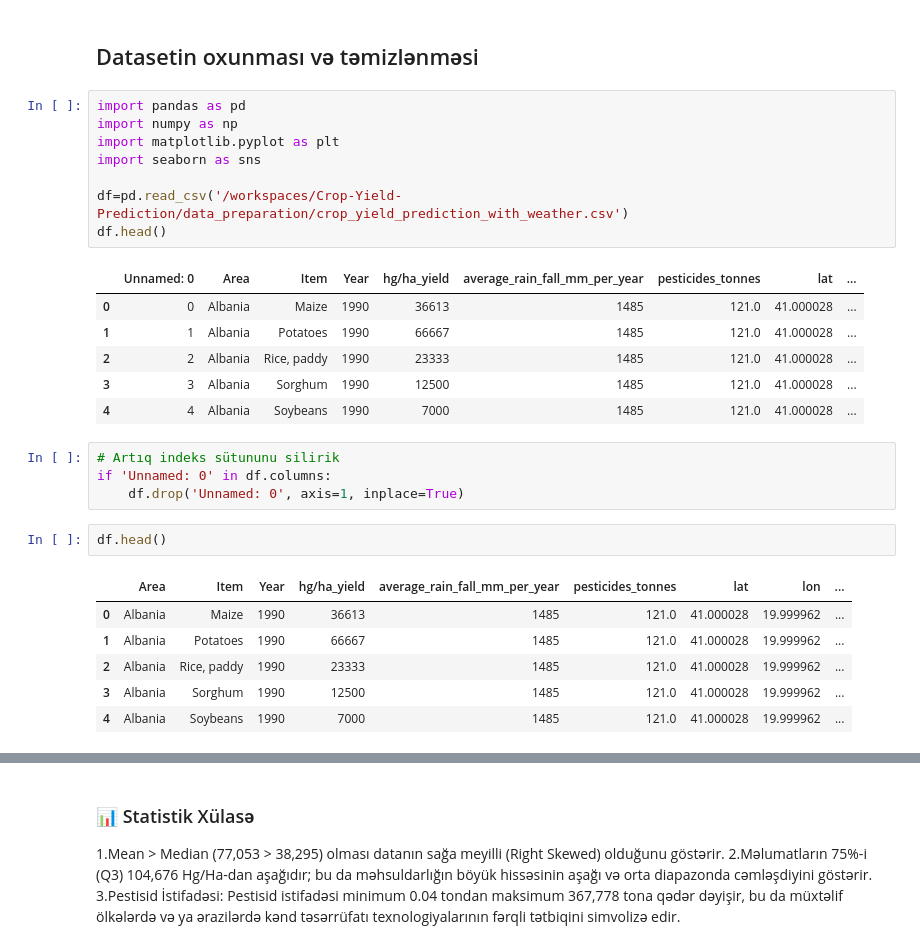
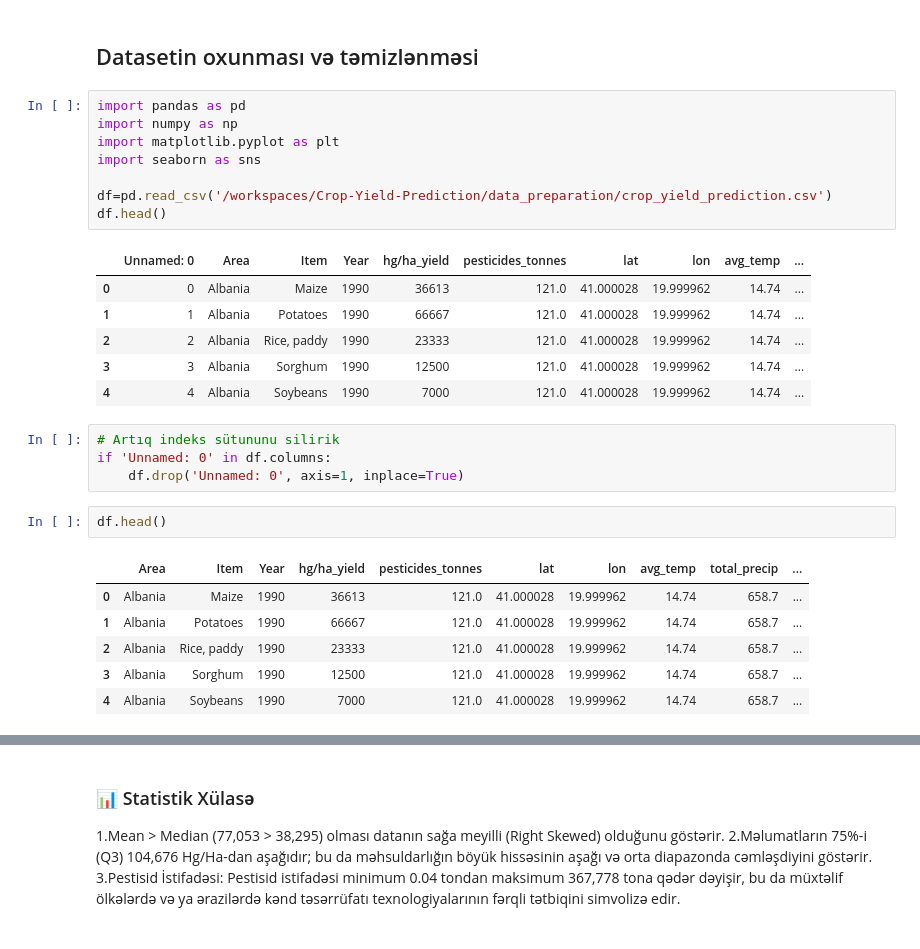
Before and after one commit to aghajamalaslanov-tech/Crop-Yield-Prediction, a Jupyter notebook: Analysis.ipynb, the cells around one changed output, grey strips where cells are left out. Cells and saved outputs as stored; diff of their text form.

```diff
--- a/Analysis.ipynb
+++ b/Analysis.ipynb
@@ -17,18 +17,18 @@ FileNotFoundError: [Errno 2] No such file or directory: '/content/head photo.PNG
 # %%
 import pandas as pd
 import numpy as np
 import matplotlib.pyplot as plt
 import seaborn as sns
 
-df=pd.read_csv('/workspaces/Crop-Yield-Prediction/data_preparation/crop_yield_prediction_with_weather.csv')
+df=pd.read_csv('/workspaces/Crop-Yield-Prediction/data_preparation/crop_yield_prediction.csv')
 df.head()
 # %% [output]
-|  | Unnamed: 0 | Area | Item | Year | hg/ha_yield | average_rain_fall_mm_per_year | pesticides_tonnes | lat | ... |
-| 0 | 0 | Albania | Maize | 1990 | 36613 | 1485 | 121.0 | 41.000028 | ... |
-| 1 | 1 | Albania | Potatoes | 1990 | 66667 | 1485 | 121.0 | 41.000028 | ... |
-| 2 | 2 | Albania | Rice, paddy | 1990 | 23333 | 1485 | 121.0 | 41.000028 | ... |
-| 3 | 3 | Albania | Sorghum | 1990 | 12500 | 1485 | 121.0 | 41.000028 | ... |
-| 4 | 4 | Albania | Soybeans | 1990 | 7000 | 1485 | 121.0 | 41.000028 | ... |
+|  | Unnamed: 0 | Area | Item | Year | hg/ha_yield | pesticides_tonnes | lat | lon | avg_temp | ... |
+| 0 | 0 | Albania | Maize | 1990 | 36613 | 121.0 | 41.000028 | 19.999962 | 14.74 | ... |
+| 1 | 1 | Albania | Potatoes | 1990 | 66667 | 121.0 | 41.000028 | 19.999962 | 14.74 | ... |
+| 2 | 2 | Albania | Rice, paddy | 1990 | 23333 | 121.0 | 41.000028 | 19.999962 | 14.74 | ... |
+| 3 | 3 | Albania | Sorghum | 1990 | 12500 | 121.0 | 41.000028 | 19.999962 | 14.74 | ... |
+| 4 | 4 | Albania | Soybeans | 1990 | 7000 | 121.0 | 41.000028 | 19.999962 | 14.74 | ... |
 # %%
 # Artıq indeks sütununu silirik
 if 'Unnamed: 0' in df.columns:
@@ -36,12 +36,12 @@ if 'Unnamed: 0' in df.columns:
 # %%
 df.head()
 # %% [output]
-|  | Area | Item | Year | hg/ha_yield | average_rain_fall_mm_per_year | pesticides_tonnes | lat | lon | ... |
-| 0 | Albania | Maize | 1990 | 36613 | 1485 | 121.0 | 41.000028 | 19.999962 | ... |
-| 1 | Albania | Potatoes | 1990 | 66667 | 1485 | 121.0 | 41.000028 | 19.999962 | ... |
-| 2 | Albania | Rice, paddy | 1990 | 23333 | 1485 | 121.0 | 41.000028 | 19.999962 | ... |
-| 3 | Albania | Sorghum | 1990 | 12500 | 1485 | 121.0 | 41.000028 | 19.999962 | ... |
-| 4 | Albania | Soybeans | 1990 | 7000 | 1485 | 121.0 | 41.000028 | 19.999962 | ... |
+|  | Area | Item | Year | hg/ha_yield | pesticides_tonnes | lat | lon | avg_temp | total_precip | ... |
+| 0 | Albania | Maize | 1990 | 36613 | 121.0 | 41.000028 | 19.999962 | 14.74 | 658.7 | ... |
+| 1 | Albania | Potatoes | 1990 | 66667 | 121.0 | 41.000028 | 19.999962 | 14.74 | 658.7 | ... |
+| 2 | Albania | Rice, paddy | 1990 | 23333 | 121.0 | 41.000028 | 19.999962 | 14.74 | 658.7 | ... |
+| 3 | Albania | Sorghum | 1990 | 12500 | 121.0 | 41.000028 | 19.999962 | 14.74 | 658.7 | ... |
+| 4 | Albania | Soybeans | 1990 | 7000 | 121.0 | 41.000028 | 19.999962 | 14.74 | 658.7 | ... |
 # %%
 df.tail()
 # %% [output]
```
Also changed, not shown: parts of 8 cells of this notebook, 3 other files.
